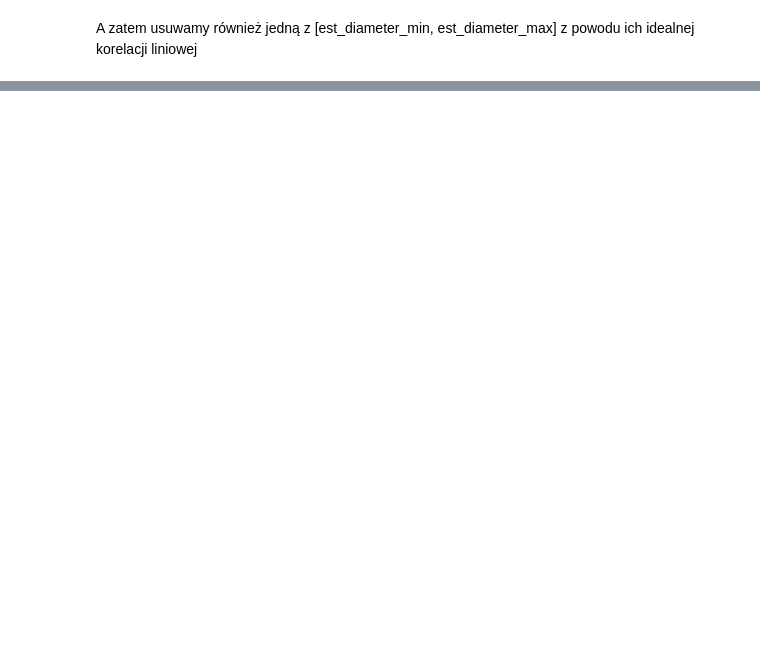
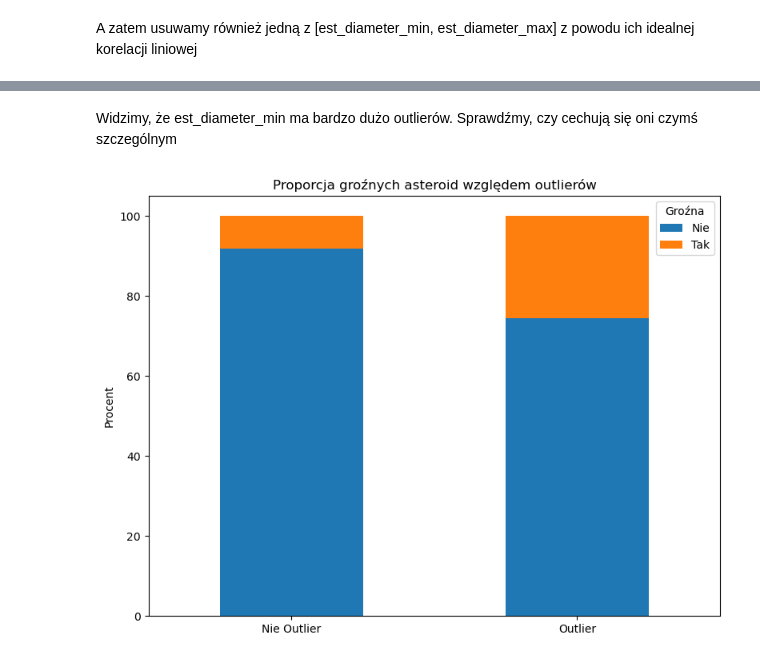
Before and after one commit to Zajecia-na-PWr-LR/lista-4-projekt-grupowy-1, a Jupyter notebook: notebooks/eda.ipynb, the cells around one changed output, grey strips where cells are left out. Saved outputs shown, nothing was run; the diff lists cells and outputs as text; code cells hidden in the pictures; blank space fills up the shorter version.

```diff
--- a/notebooks/eda.ipynb
+++ b/notebooks/eda.ipynb
@@ -137,0 +214,39 @@ A zatem usuwamy również jedną z [est_diameter_min, est_diameter_max] z powodu
+# %% [markdown]
+Widzimy, że est_diameter_min ma bardzo dużo outlierów. Sprawdźmy, czy cechują się oni czymś szczególnym
+# %%
+Q1 = df["est_diameter_min"].quantile(0.25)
+Q3 = df["est_diameter_min"].quantile(0.75)
+
+IQR = Q3 - Q1
+
+lower_bound = Q1 - 1.5 * IQR
+upper_bound = Q3 + 1.5 * IQR
+
+is_outlier = (df["est_diameter_min"] < lower_bound) | (df["est_diameter_min"] > upper_bound)
+
+df["outlier"] = np.where(is_outlier, 1, 0)
+
+compacted_df = df[["hazardous", "outlier"]]
+
+cross = pd.crosstab(compacted_df["outlier"], compacted_df["hazardous"], normalize="index") * 100
+
+cross.index = ["Nie Outlier", "Outlier"]
+
+ax = cross.plot(
+    kind="bar",
+    stacked=True,
+    figsize=(8, 6),
+    title="Proporcja groźnych asteroid względem outlierów",
+    ylabel="Procent",
+    xlabel="",
+)
+
+plt.legend(title="Groźna", labels=["Nie", "Tak"])
+
+plt.xticks(rotation=0)
+
+plt.tight_layout()
+plt.show()
+df = df.drop("outlier", axis=1)
+# %% [output]
+[figure, added]
```
Also changed, not shown: parts of 19 cells of this notebook, 5 other files.
